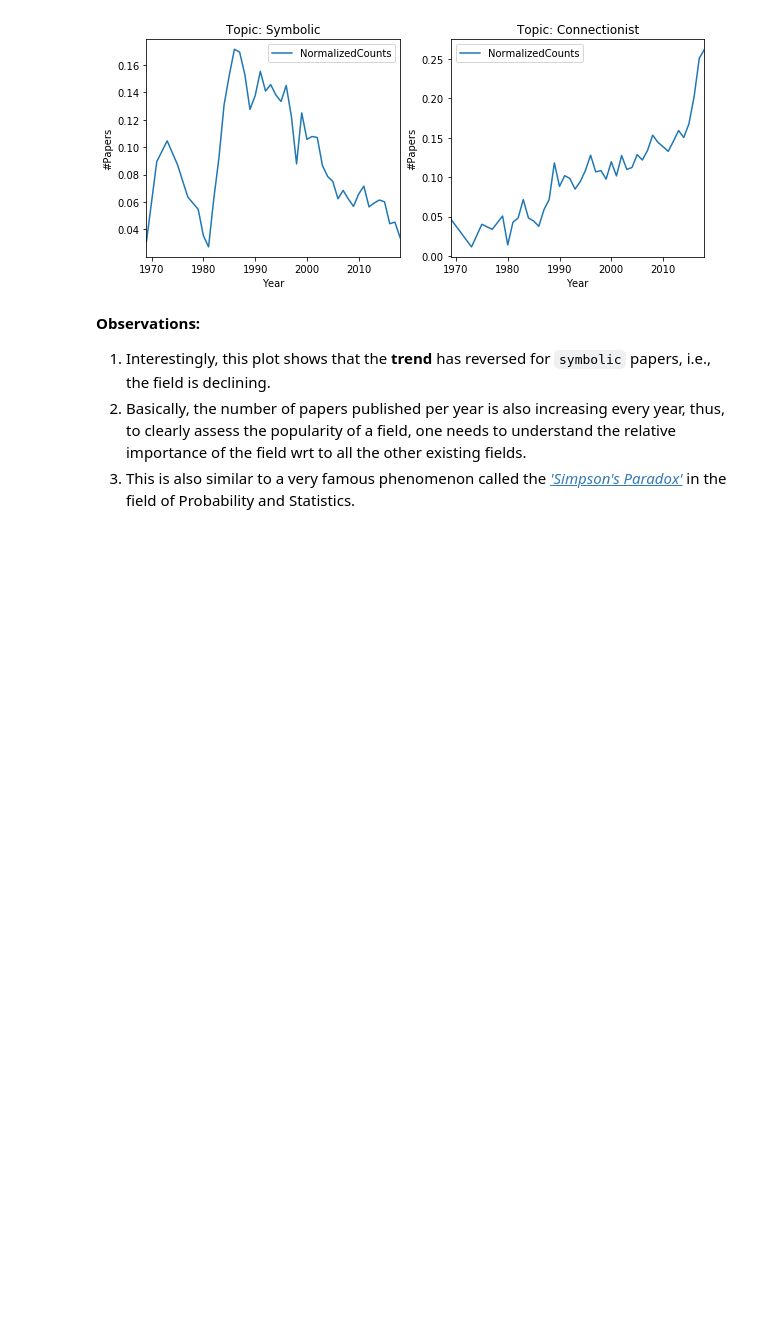
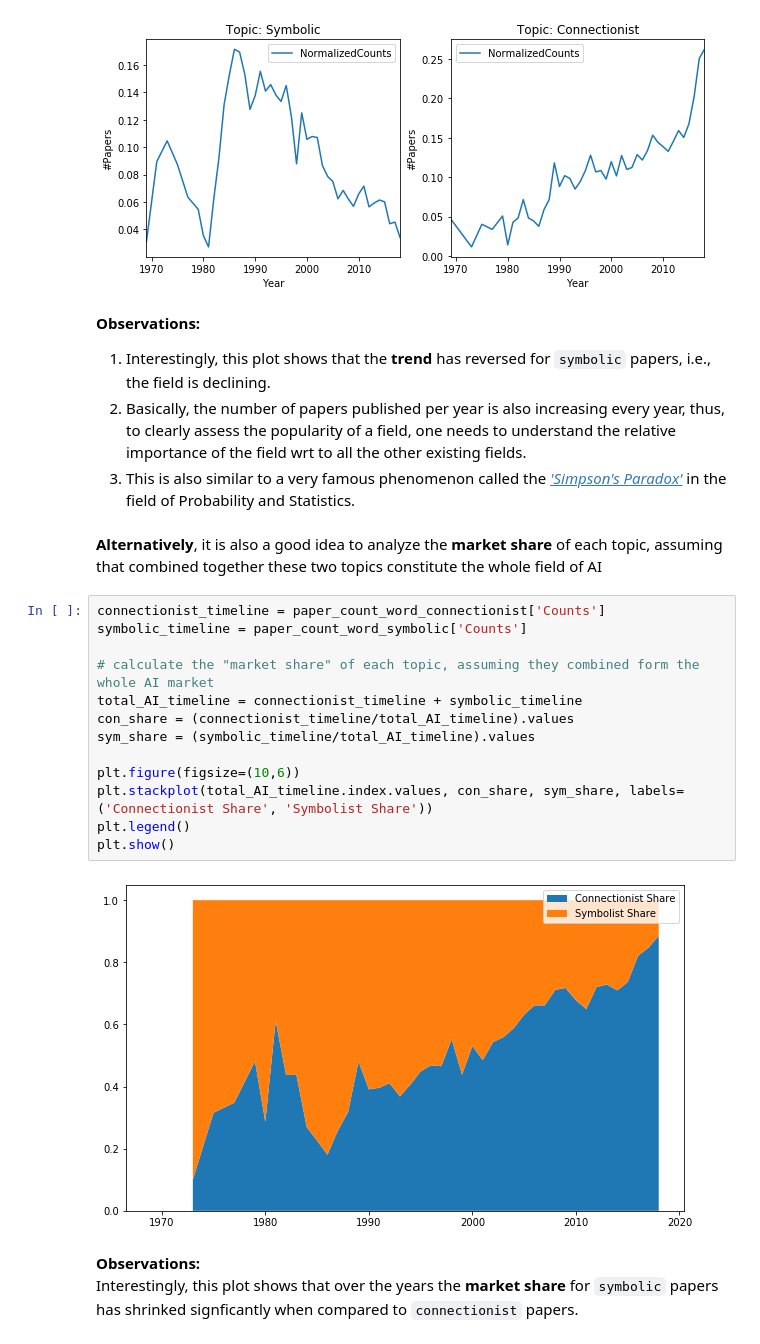
Before and after one commit to epfl-ada/2019, a Jupyter notebook: Homework/01 - Pandas and Data Wrangling/hw1_solutions.ipynb, the cells around one changed output. Drawn from its saved outputs; the diff is of its cells as text; blank space fills up the shorter version.

```diff
--- a/Homework/01 - Pandas and Data Wrangling/hw1_solutions.ipynb
+++ b/Homework/01 - Pandas and Data Wrangling/hw1_solutions.ipynb
@@ -866,3 +866,23 @@ plt.show()
 1. Interestingly, this plot shows that the **trend** has reversed for `symbolic` papers, i.e., the field is declining.
 2. Basically, the number of papers published per year is also increasing every year, thus, to clearly assess the popularity of a field, one needs to understand the relative importance of the field wrt to all the other existing fields.
 3. This is also similar to a very famous phenomenon called the *['Simpson's Paradox'](https://en.wikipedia.org/wiki/Simpson%27s_paradox)* in the field of Probability and Statistics.
+# %% [markdown]
+**Alternatively**, it is also a good idea to analyze the **market share** of each topic, assuming that combined together these two topics constitute the whole field of AI
+# %%
+connectionist_timeline = paper_count_word_connectionist['Counts']
+symbolic_timeline = paper_count_word_symbolic['Counts']
+
+# calculate the "market share" of each topic, assuming they combined form the whole AI market
+total_AI_timeline = connectionist_timeline + symbolic_timeline
+con_share = (connectionist_timeline/total_AI_timeline).values
+sym_share = (symbolic_timeline/total_AI_timeline).values
+
+plt.figure(figsize=(10,6))
+plt.stackplot(total_AI_timeline.index.values, con_share, sym_share, labels=('Connectionist Share', 'Symbolist Share'))
+plt.legend()
+plt.show()
+# %% [output]
+[figure, added]
+# %% [markdown]
+**Observations:**
+Interestingly, this plot shows that over the years the **market share** for `symbolic` papers has shrinked signficantly when compared to `connectionist` papers.
```
Also changed, not shown: parts of 2 cells of this notebook.
